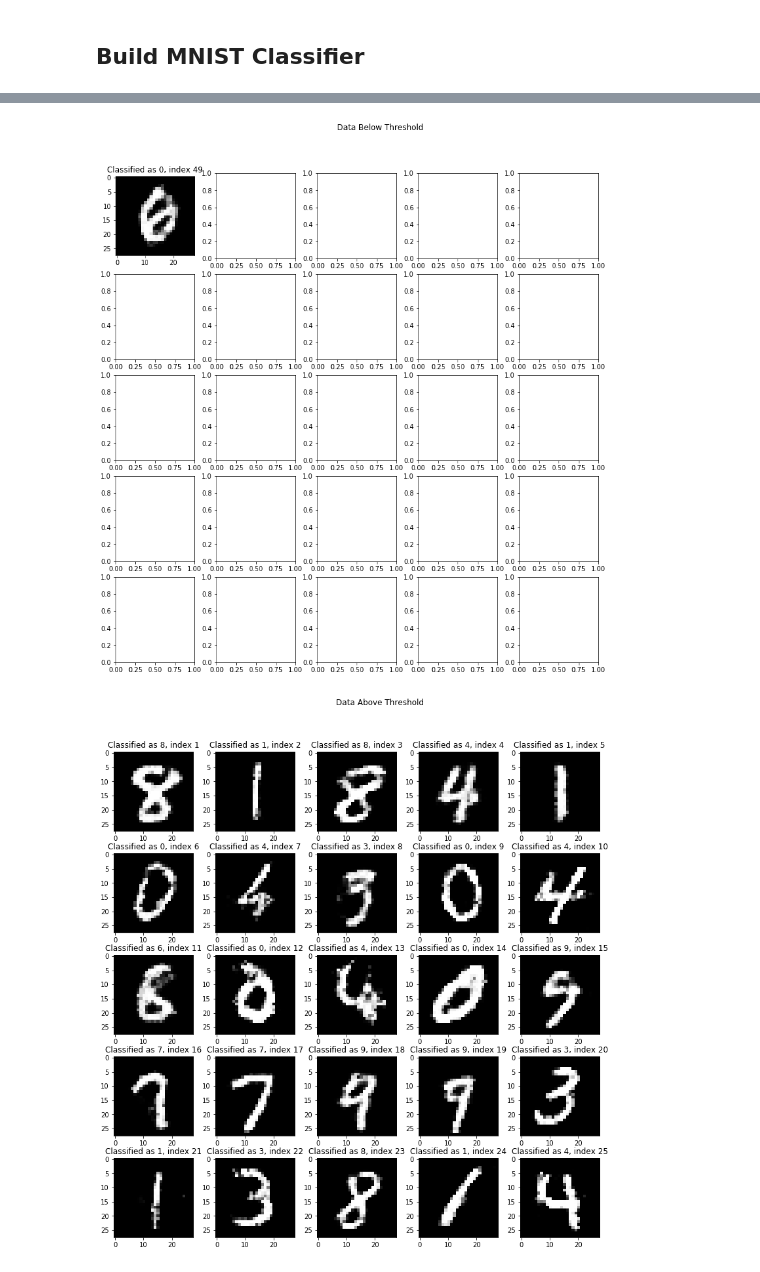
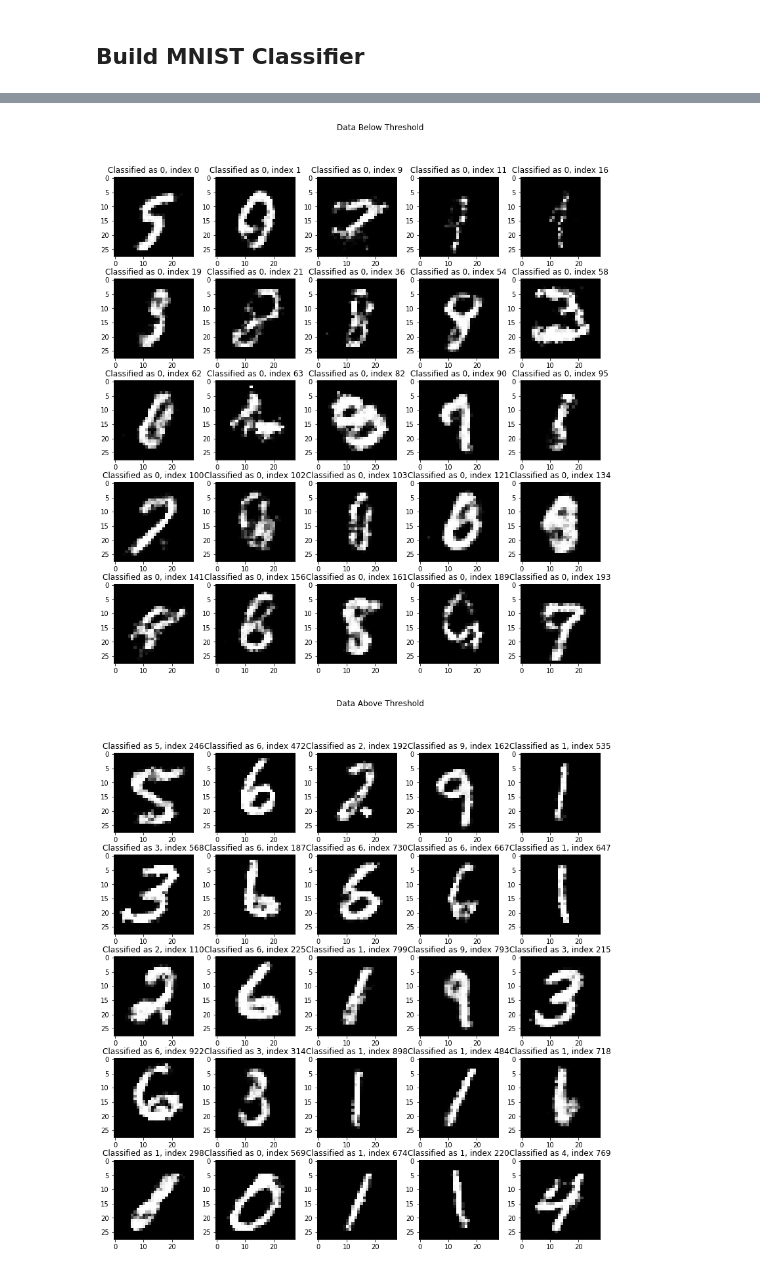
Before and after one commit to chandraseta/gan-on-structured-data, a Jupyter notebook: gan/notebooks/gan-exploration.ipynb, the cells around one changed output, grey strips where cells are left out. Drawn from its saved outputs; the diff is of its cells as text; code cells hidden in the pictures.

```diff
--- a/gan/notebooks/gan-exploration.ipynb
+++ b/gan/notebooks/gan-exploration.ipynb
@@ -515,23 +543,32 @@ Trainable params: 405,044
 Non-trainable params: 0
 _________________________________________________________________
 # %%
-(gen_imgs, labels) = load_gen_data(file_name='v1')
+(gen_imgs, labels) = load_gen_data(file_name='v2')
 
-threshold = 0.9
-print(labels[4])
+threshold = 0.95
 labels = np.where(labels > threshold, 1, 0)
-print(labels[4])
+
+# Number of MNIST class
+n_class = 10
 
 failed_indices = []
 below_threshold_count = 0
 for i in range (len(labels)):
     all_zero = True
-    for j in range (mlp.n_class):
-        all_zero = labels[i][j] == 0 and all_zero
+    for j in range (n_class):
+        if all_zero:
+            all_zero = labels[i][j] == 0
+        else:
+            break
     if all_zero:
         below_threshold_count += 1
         failed_indices.append(i)
-        break
 
 print('Detected {} generated data that falls below the threshold of {}'.format(below_threshold_count, threshold))
+
+counts = np.zeros(10)
+for cat in failed_indices:
+    counts[labels[cat]] += 1
+
+print(counts)
 # %% [output]
@@ -554,19 +589,22 @@ for x, y in [(i, j) for i in range(5) for j in range(5)]:
     ax[x, y].imshow(gen_imgs[index].reshape((28,28)), cmap='gray')
     ax[x, y].set_title('Classified as {}, index {}'.format(np.argmax(labels[index]), index))
 # %% [output]
-[figure, old version]
+[figure, new version]
 # %%
 figure, ax = plt.subplots(5,5, figsize=(12, 12))
 figure.suptitle('Data Above Threshold')
 figure.tight_layout(pad=0.3, rect=[0,0,0.9,0.9])
 
-index = 0
+used_indices = []
 for x, y in [(i, j) for i in range(5) for j in range(5)]:
-    index += 1
-    while index in failed_indices:
+    index = random.randint(0,len(labels))
+    while index in used_indices or index in failed_indices:
         index += 1
+    if index >= len(labels):
+        break
+    used_indices.append(index)
     # Check if the randomized index has been used this time
     ax[x, y].imshow(gen_imgs[index].reshape((28,28)), cmap='gray')
     ax[x, y].set_title('Classified as {}, index {}'.format(np.argmax(labels[index]), index))
 # %% [output]
-[figure, old version]
+[figure, new version]
```
Also changed, not shown: parts of 7 cells of this notebook, 3 other files.
